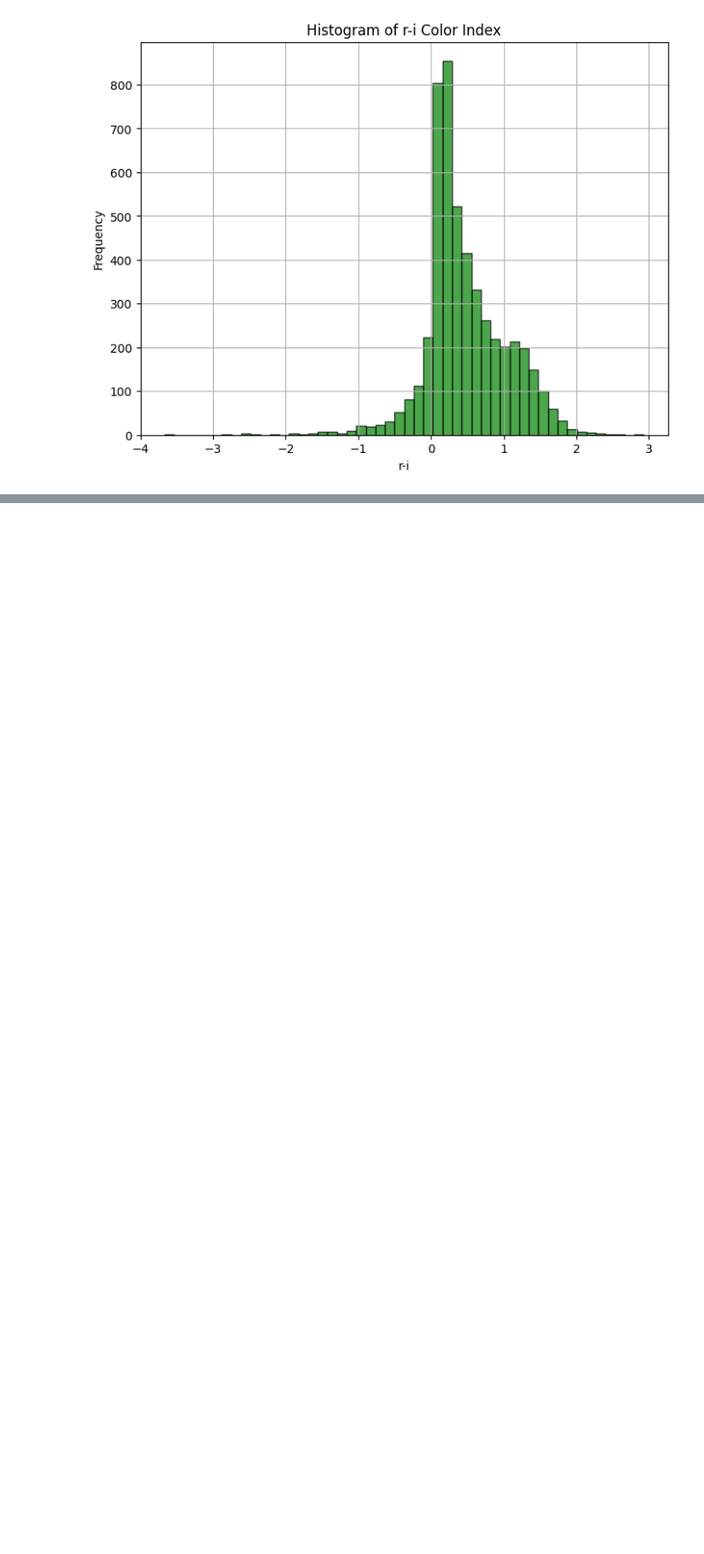
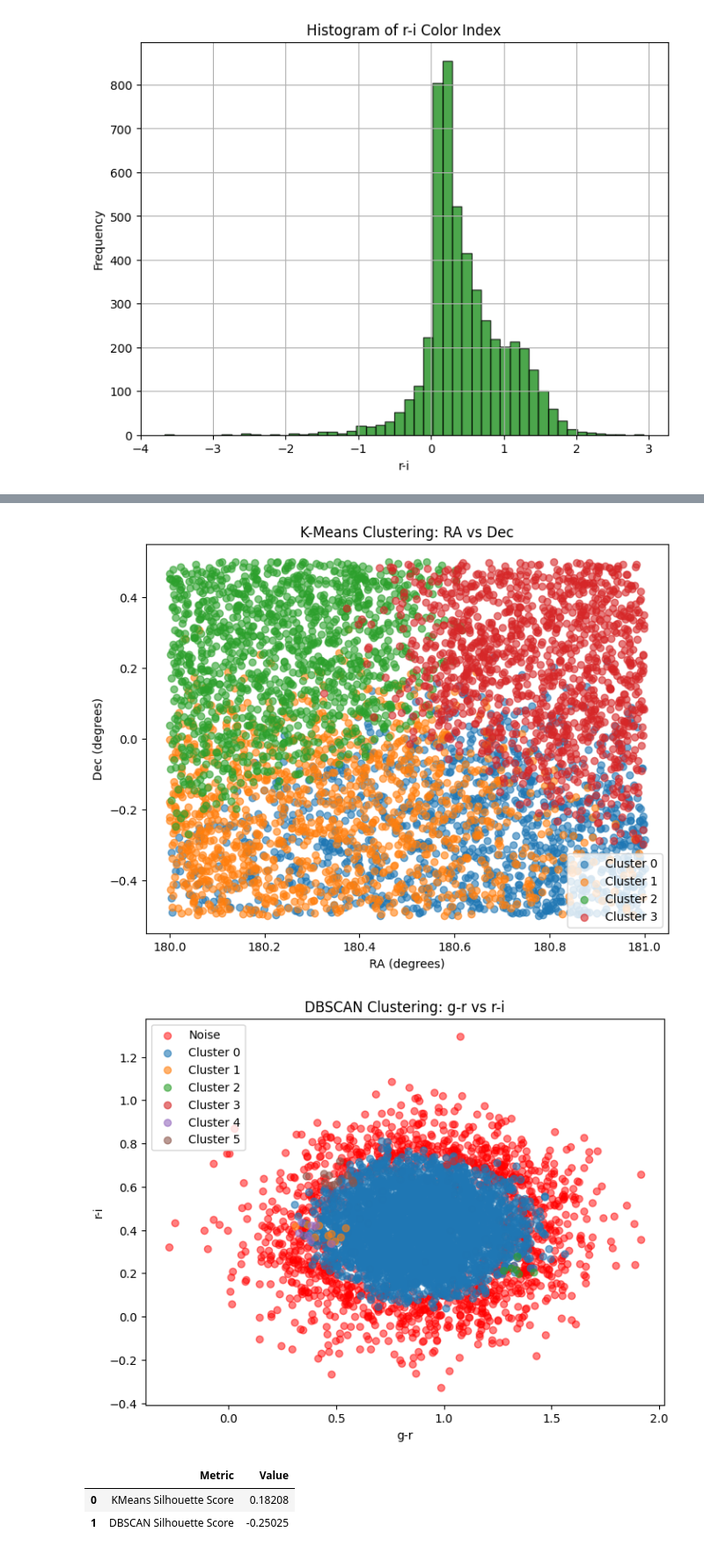
Before and after one commit to Fr4nc3/SDSS_Release_17_system_model, a Jupyter notebook: sdss_data.ipynb, the cells around one changed output, grey strips where cells are left out. Shown at 88% size. Saved outputs shown, nothing was run; the diff lists cells and outputs as text; code cells hidden in the pictures; blank space fills up the shorter version.

```diff
--- a/sdss_data.ipynb
+++ b/sdss_data.ipynb
@@ -418,0 +744,41 @@ max       5.154850     2.930830
+# %%
+# Regenerate visuals and summary without interruptions
+
+# Visualize K-Means results in positional space (RA vs Dec)
+plt.figure(figsize=(8, 6))
+for label in np.unique(data['KMeans_Labels']):
+    cluster_data = data[data['KMeans_Labels'] == label]
+    plt.scatter(cluster_data['RA'], cluster_data['Dec'], label=f'Cluster {label}', alpha=0.6)
+plt.title('K-Means Clustering: RA vs Dec')
+plt.xlabel('RA (degrees)')
+plt.ylabel('Dec (degrees)')
+plt.legend()
+plt.show()
+
+# Visualize DBSCAN results in photometric space (g-r vs r-i)
+plt.figure(figsize=(8, 6))
+for label in np.unique(data['DBSCAN_Labels']):
+    cluster_data = data[data['DBSCAN_Labels'] == label]
+    if label == -1:
+        plt.scatter(cluster_data['g-r'], cluster_data['r-i'], color='red', label='Noise', alpha=0.5)
+    else:
+        plt.scatter(cluster_data['g-r'], cluster_data['r-i'], label=f'Cluster {label}', alpha=0.6)
+plt.title('DBSCAN Clustering: g-r vs r-i')
+plt.xlabel('g-r')
+plt.ylabel('r-i')
+plt.legend()
+plt.show()
+
+# Prepare a table summarizing cluster sizes and silhouette scores
+kmeans_summary = pd.DataFrame({
+    'Metric': ['KMeans Silhouette Score', 'DBSCAN Silhouette Score'],
+    'Value': [silhouette_kmeans, silhouette_dbscan]
+})
+
+kmeans_summary
+# %% [output]
+[figure, added]
+[figure, added]
+|  | Metric | Value |
+| 0 | KMeans Silhouette Score | 0.18208 |
+| 1 | DBSCAN Silhouette Score | -0.25025 |
```
Also changed, not shown: parts of 16 cells of this notebook.
